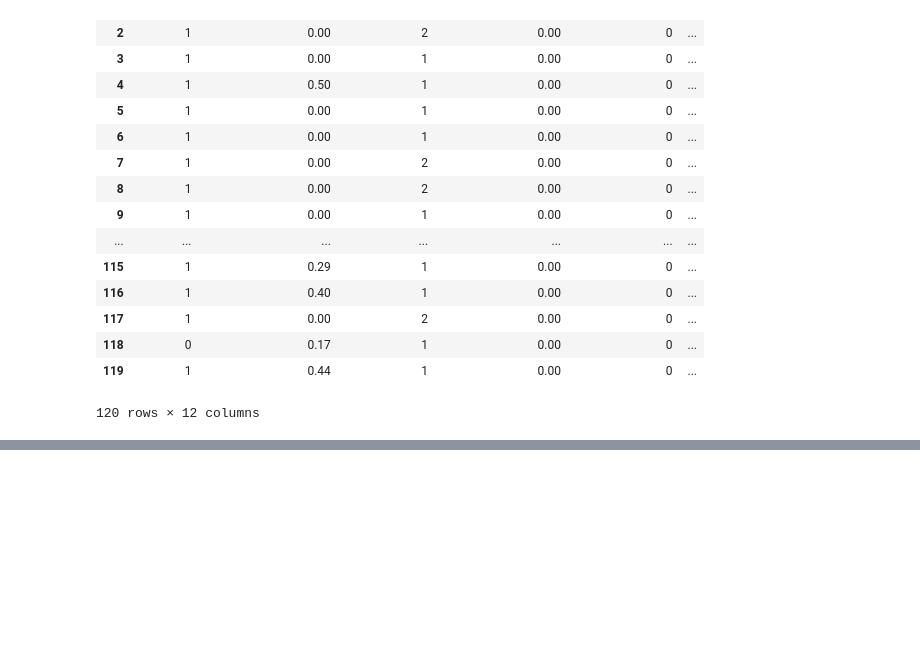
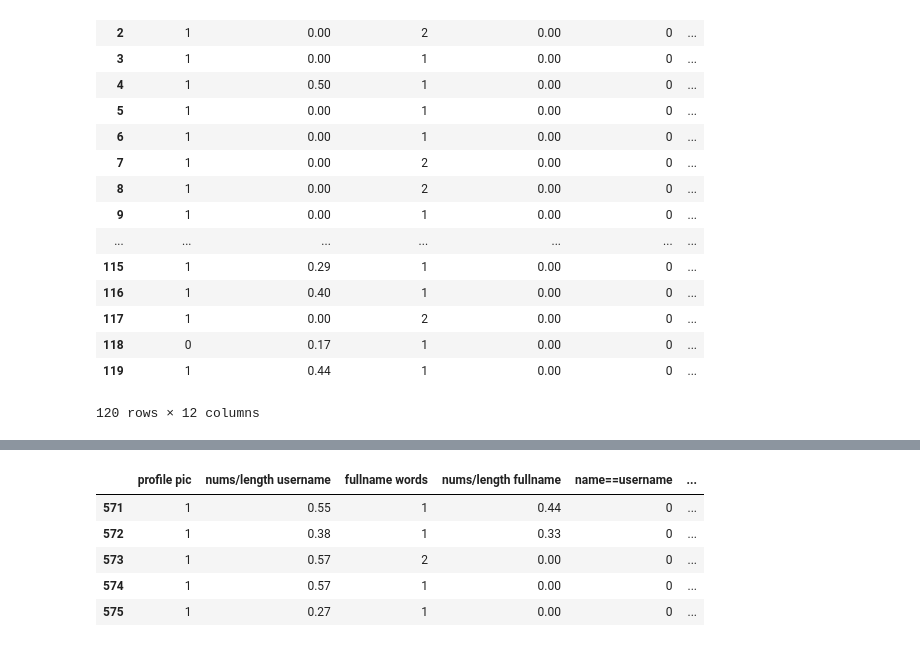
Before and after one commit to aly-cb/fake-instagram-account-detector, a Jupyter notebook: Fake Instagram Detection Using ANN.ipynb, the cells around one changed output, grey strips where cells are left out. Cells and saved outputs as stored; diff of their text form; code cells hidden in the pictures; blank space fills up the shorter version.

```diff
--- a/Fake Instagram Detection Using ANN.ipynb
+++ b/Fake Instagram Detection Using ANN.ipynb
@@ -83,0 +94,9 @@ instagram_df_test
+# %%
+instagram_df_train.tail(5)
+# %% [output]
+|  | profile pic | nums/length username | fullname words | nums/length fullname | name==username | ... |
+| 571 | 1 | 0.55 | 1 | 0.44 | 0 | ... |
+| 572 | 1 | 0.38 | 1 | 0.33 | 0 | ... |
+| 573 | 1 | 0.57 | 2 | 0.00 | 0 | ... |
+| 574 | 1 | 0.57 | 1 | 0.00 | 0 | ... |
+| 575 | 1 | 0.27 | 1 | 0.00 | 0 | ... |
```
Also changed, not shown: parts of 3 cells of this notebook.
